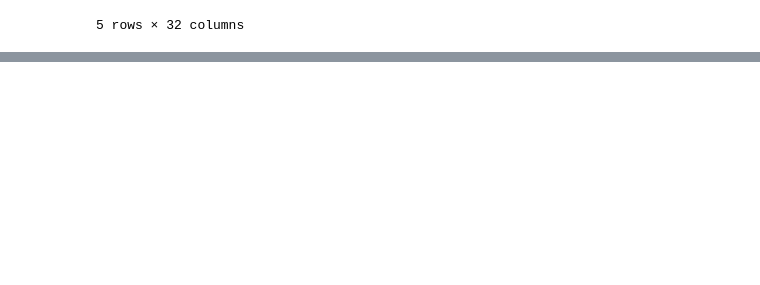
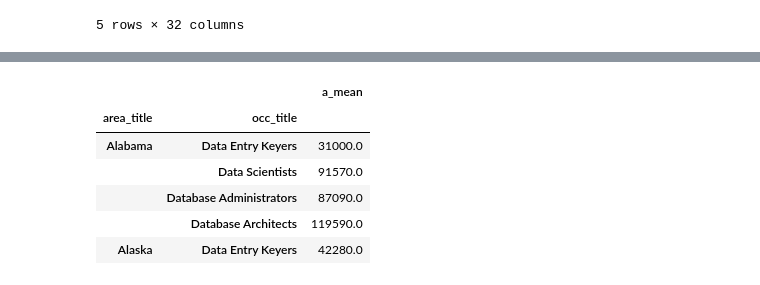
Before and after one commit to andrewbowen19/storiesDATA608, a Jupyter notebook: story4.ipynb, the cells around one changed output, grey strips where cells are left out. Saved outputs shown, nothing was run; the diff lists cells and outputs as text; code cells hidden in the pictures; blank space fills up the shorter version.

```diff
--- a/story4.ipynb
+++ b/story4.ipynb
@@ -198,0 +169,4 @@ fig.show()
+# %%
+# First, group our data by state and data title
+data_salary_by_state = data_jobs.groupby(['area_title', 'occ_title'])['a_mean'].mean()
+data_salary_by_state
@@ -198,0 +189,12 @@ fig.show()
+# %%
+# Convert our grouped series to a dataframe for plotting
+dat = data_salary_by_state.to_frame()
+dat.head()
+# %% [output]
+|  |  | a_mean |
+| area_title | occ_title |  |
+| Alabama | Data Entry Keyers | 31000.0 |
+|  | Data Scientists | 91570.0 |
+|  | Database Administrators | 87090.0 |
+|  | Database Architects | 119590.0 |
+| Alaska | Data Entry Keyers | 42280.0 |
```
Also changed, not shown: parts of 16 cells of this notebook.
